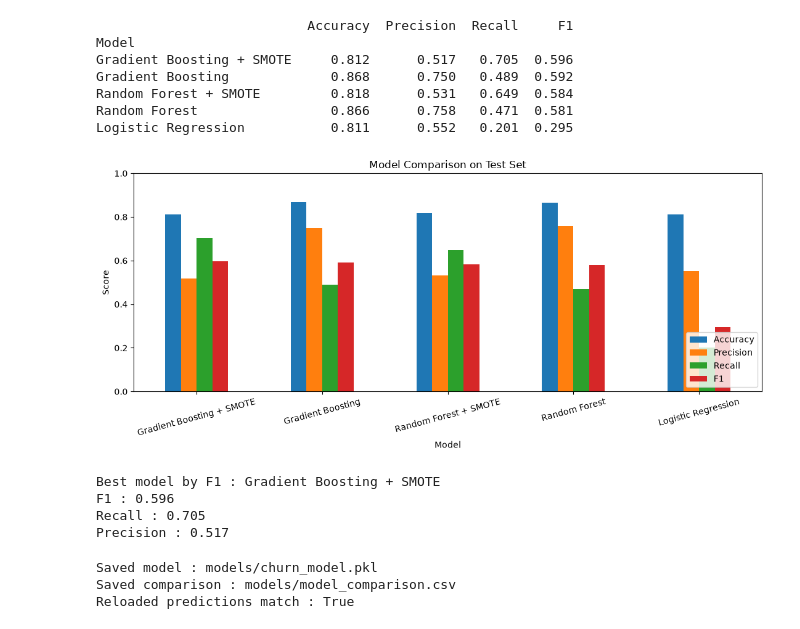
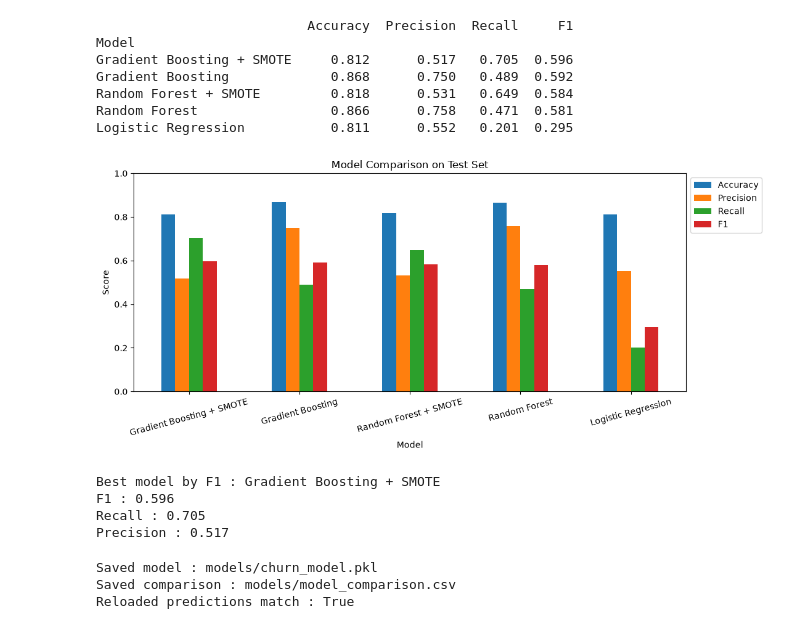
Before and after one commit to wyatt-hockmeyer/bank-churn-mlops, a Jupyter notebook: churn_analysis.ipynb, the cells around one changed output. Saved outputs shown, nothing was run; the diff lists cells and outputs as text; code cells hidden in the pictures.

Commit message:
Move model comparison legend outside the plot

```diff
--- a/churn_analysis.ipynb
+++ b/churn_analysis.ipynb
@@ -361,26 +361,26 @@ Logistic Regression           0.811      0.552   0.201  0.295
 # %%
 # SECTION 11
 # Grouped bar chart of all four metrics, models ordered by F1
 plot_df = results_df.sort_values("F1", ascending=False)
 plot_df.plot(kind="bar", figsize=(11, 5))
 plt.title("Model Comparison on Test Set")
 plt.ylabel("Score")
 plt.ylim(0, 1)
 plt.xticks(rotation=15)
-plt.legend(loc="lower right")
+plt.legend(loc="upper left", bbox_to_anchor=(1, 1))
 plt.tight_layout()
 plt.savefig("model_comparison.png")
 plt.show()
 
 # Select the model with the highest F1-score, per the assignment
 best_name = results_df["F1"].idxmax()
 best_model = models[best_name]
 print("Best model by F1 :", best_name)
 print("F1 :", results_df.loc[best_name, "F1"])
 print("Recall :", results_df.loc[best_name, "Recall"])
 print("Precision :", results_df.loc[best_name, "Precision"])
 # %% [output]
-[figure, old version]
+[figure, new version]
 Best model by F1 : Gradient Boosting + SMOTE
 F1 : 0.596
 Recall : 0.705
```
Also changed, not shown: 1 other file.
